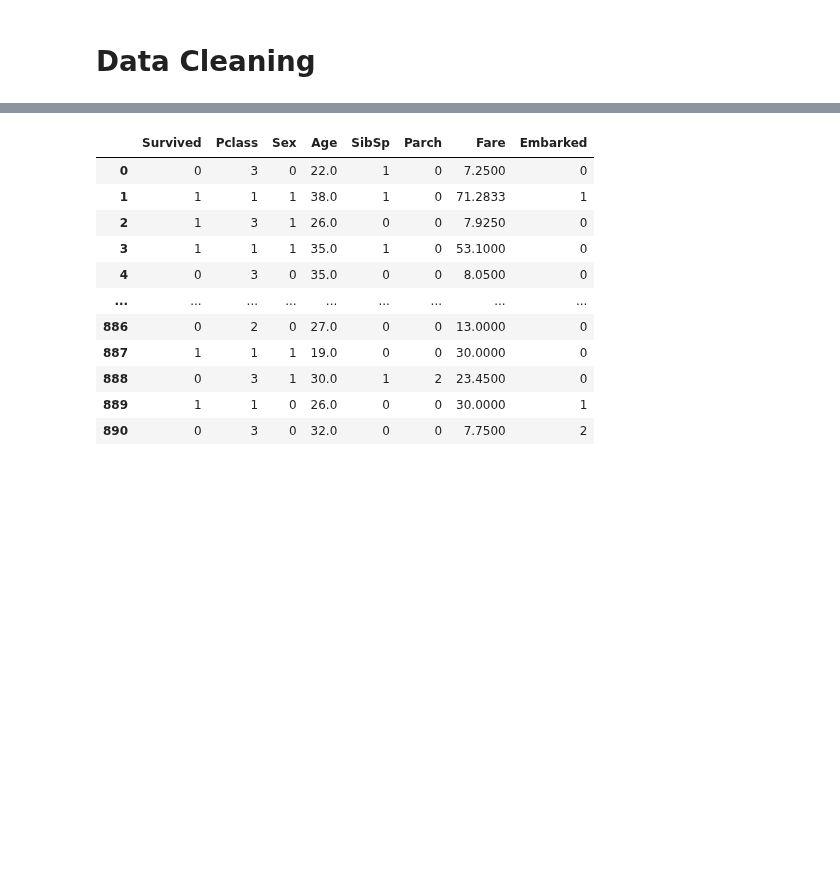
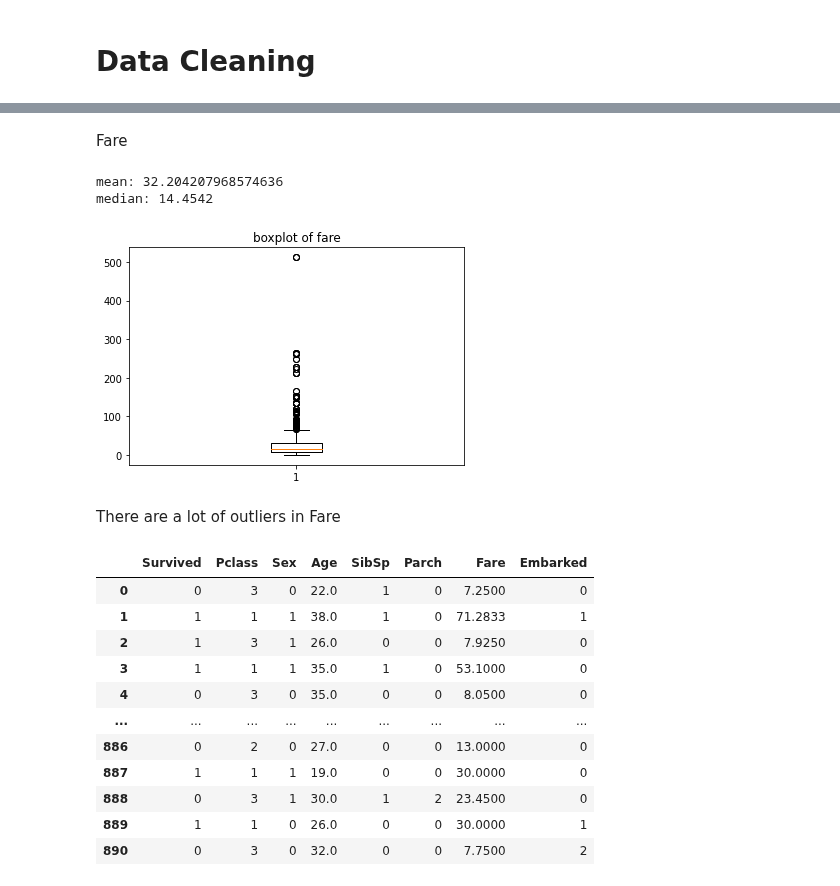
Before and after one commit to Suyashiitr/kaggle, a Jupyter notebook: titanic-neural-network-prediction.ipynb, the cells around one changed output, grey strips where cells are left out. Saved outputs shown, nothing was run; the diff lists cells and outputs as text; code cells hidden in the pictures; blank space fills up the shorter version.

```diff
--- a/titanic-neural-network-prediction.ipynb
+++ b/titanic-neural-network-prediction.ipynb
@@ -59,3 +72,16 @@ memory usage: 83.7+ KB
+# %% [markdown]
+Fare
+# %%
+plt.title('boxplot of fare')
+plt.boxplot(train['Fare'])
+print('mean:',np.mean(train['Fare']))
+print('median:',np.median(train['Fare']))
+# %% [output]
+mean: 32.204207968574636
+median: 14.4542
+[figure, added]
+# %% [markdown]
+There are a lot of outliers in Fare
 # %%
 train2 = train.drop(columns = ['Name','Ticket','Cabin','PassengerId'])
 col_emb = pd.factorize(train2['Embarked'])[0]
```
Also changed, not shown: parts of 9 cells of this notebook.
